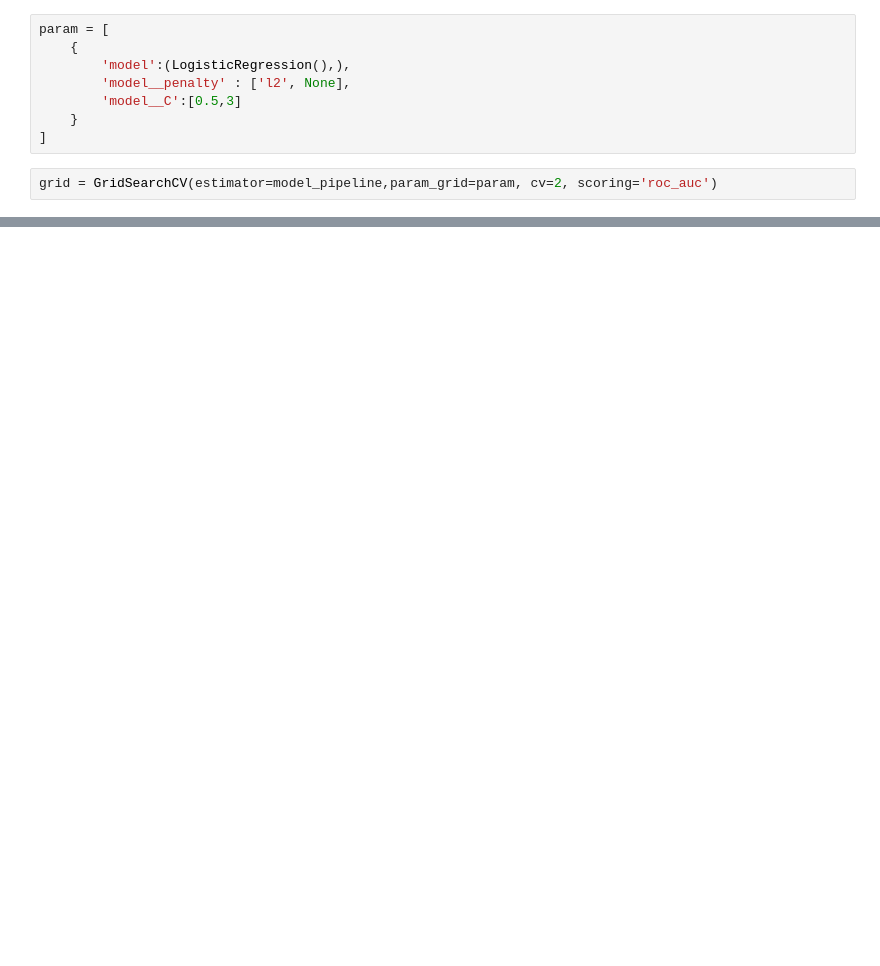
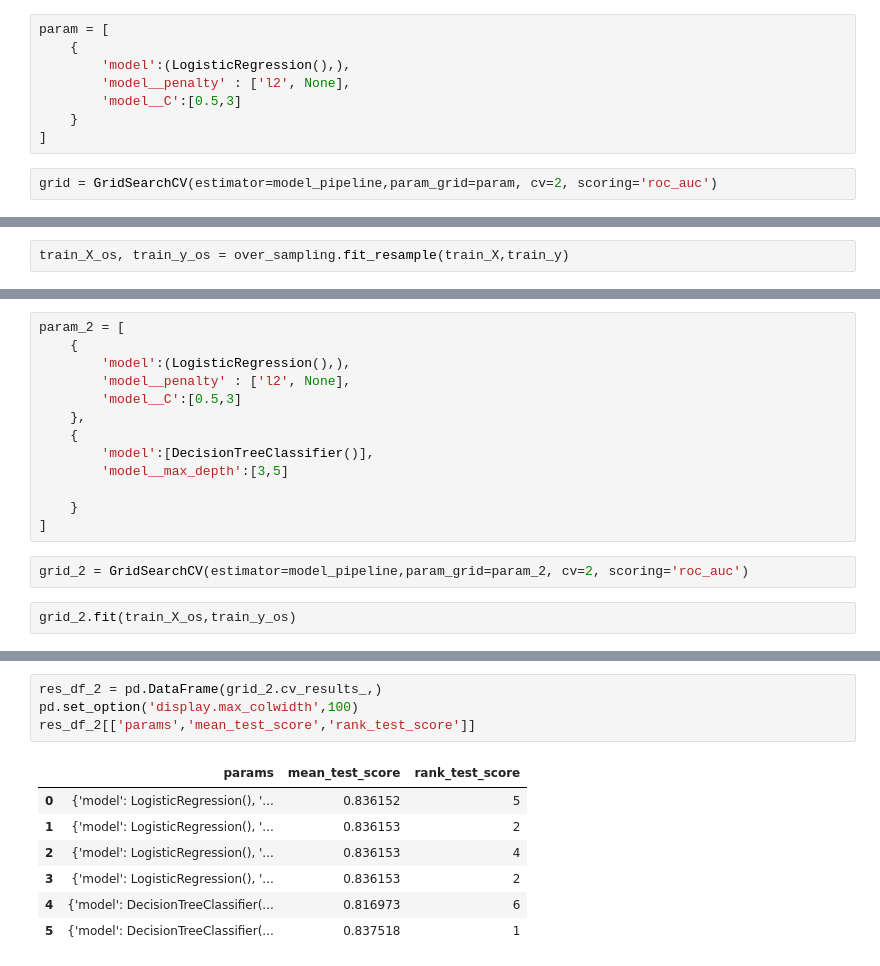
Before and after one commit to heberianmani/ds23_future_datascience_legend_work, a Jupyter notebook: Hackthon_30_11/cross_sell_prediction.ipynb, the cells around one changed output, grey strips where cells are left out. Cells and saved outputs as stored; diff of their text form; blank space fills up the shorter version.

```diff
--- a/Hackthon_30_11/cross_sell_prediction.ipynb
+++ b/Hackthon_30_11/cross_sell_prediction.ipynb
@@ -849,0 +529,2 @@ output.to_csv('submission-CATBoosting.csv', index=False)
+# %%
+train_X_os, train_y_os = over_sampling.fit_resample(train_X,train_y)
@@ -849,0 +538,17 @@ output.to_csv('submission-CATBoosting.csv', index=False)
+# %%
+param_2 = [
+    {
+        'model':(LogisticRegression(),),
+        'model__penalty' : ['l2', None],
+        'model__C':[0.5,3]
+    },
+    {
+        'model':[DecisionTreeClassifier()],
+        'model__max_depth':[3,5]
+
+    }
+]
+# %%
+grid_2 = GridSearchCV(estimator=model_pipeline,param_grid=param_2, cv=2, scoring='roc_auc')
+# %%
+grid_2.fit(train_X_os,train_y_os)
@@ -849,0 +611,12 @@ output.to_csv('submission-CATBoosting.csv', index=False)
+# %%
+res_df_2 = pd.DataFrame(grid_2.cv_results_,)
+pd.set_option('display.max_colwidth',100)
+res_df_2[['params','mean_test_score','rank_test_score']]
+# %% [output]
+|  | params | mean_test_score | rank_test_score |
+| 0 | {'model': LogisticRegression(), '... | 0.836152 | 5 |
+| 1 | {'model': LogisticRegression(), '... | 0.836153 | 2 |
+| 2 | {'model': LogisticRegression(), '... | 0.836153 | 4 |
+| 3 | {'model': LogisticRegression(), '... | 0.836153 | 2 |
+| 4 | {'model': DecisionTreeClassifier(... | 0.816973 | 6 |
+| 5 | {'model': DecisionTreeClassifier(... | 0.837518 | 1 |
```
Also changed, not shown: parts of 93 cells of this notebook, 14 other files.
